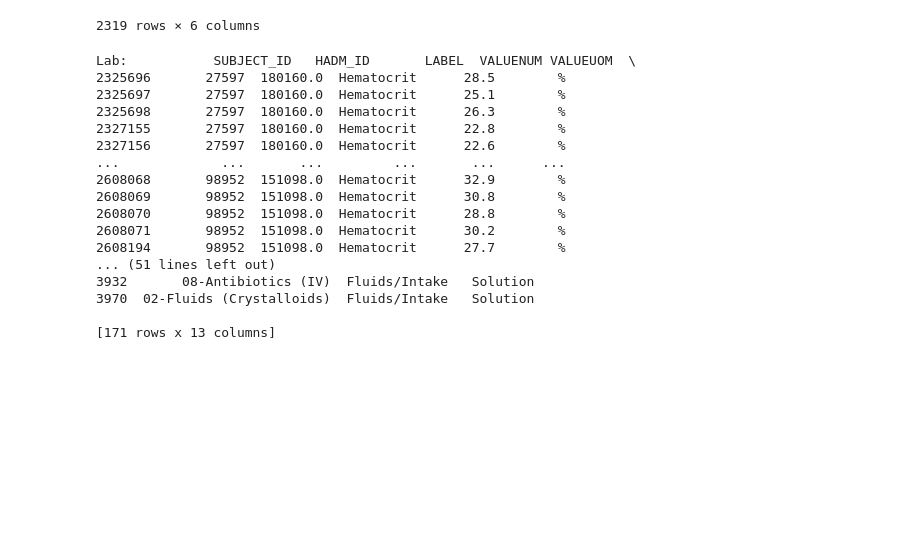
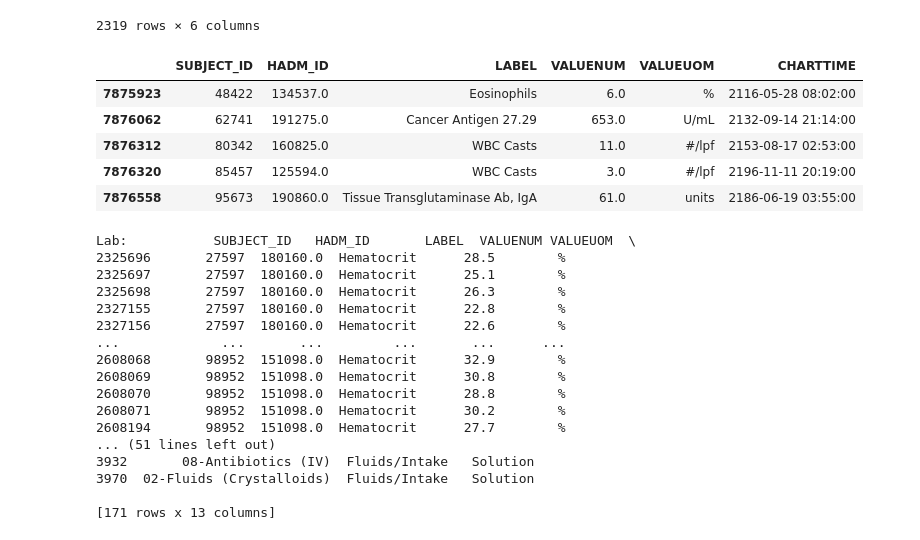
Before and after one commit to dancoster/DrugLab, a Jupyter notebook: notebooks/eda.ipynb, the cells around one changed output. Cells and saved outputs as stored; diff of their text form; code cells hidden in the pictures; blank space fills up the shorter version.

```diff
--- a/notebooks/eda.ipynb
+++ b/notebooks/eda.ipynb
@@ -555,9 +555,18 @@ pickle.dump(s, file)
 file.close()
 # %%
 import pickle
-file = open('../data/mimiciii/1.4/preprocessed/stratified_mimiciii_dataset.obj', 'rb')
+file = open('../data/mimiciii/1.4/preprocessed/stratified_mimiciii_(1, 2)_(1.0, 100.0)_F_(40, 50)_WHITE.obj', 'rb')
 s = pickle.load(file)
 file.close()
+# %%
+s.lab_measurements['inputevents'].tail()
+# %% [output]
+|  | SUBJECT_ID | HADM_ID | LABEL | VALUENUM | VALUEUOM | CHARTTIME |
+| 7875923 | 48422 | 134537.0 | Eosinophils | 6.0 | % | 2116-05-28 08:02:00 |
+| 7876062 | 62741 | 191275.0 | Cancer Antigen 27.29 | 653.0 | U/mL | 2132-09-14 21:14:00 |
+| 7876312 | 80342 | 160825.0 | WBC Casts | 11.0 | #/lpf | 2153-08-17 02:53:00 |
+| 7876320 | 85457 | 125594.0 | WBC Casts | 3.0 | #/lpf | 2196-11-11 20:19:00 |
+| 7876558 | 95673 | 190860.0 | Tissue Transglutaminase Ab, IgA | 61.0 | units | 2186-06-19 03:55:00 |
 # %%
 import pandas as pd
 import datetime
```
